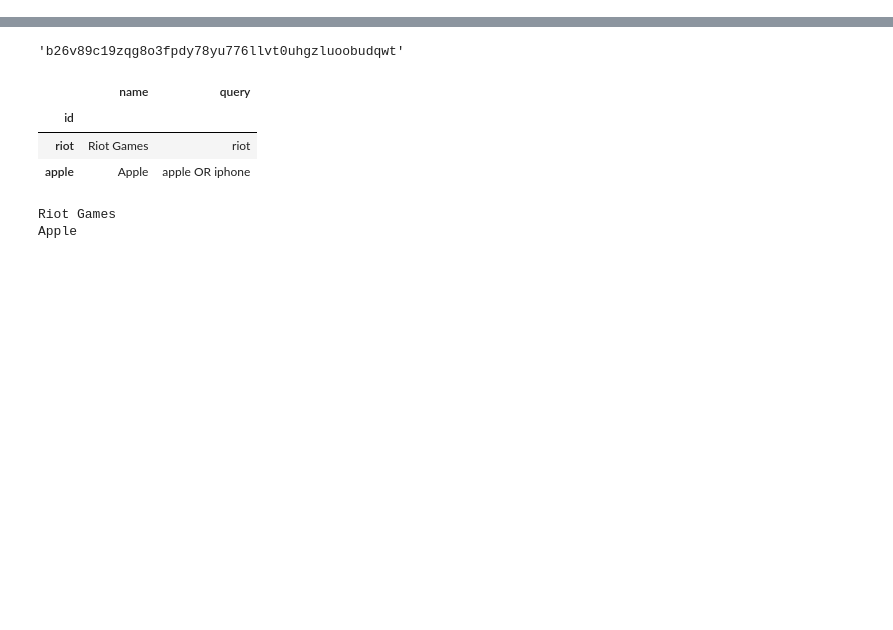
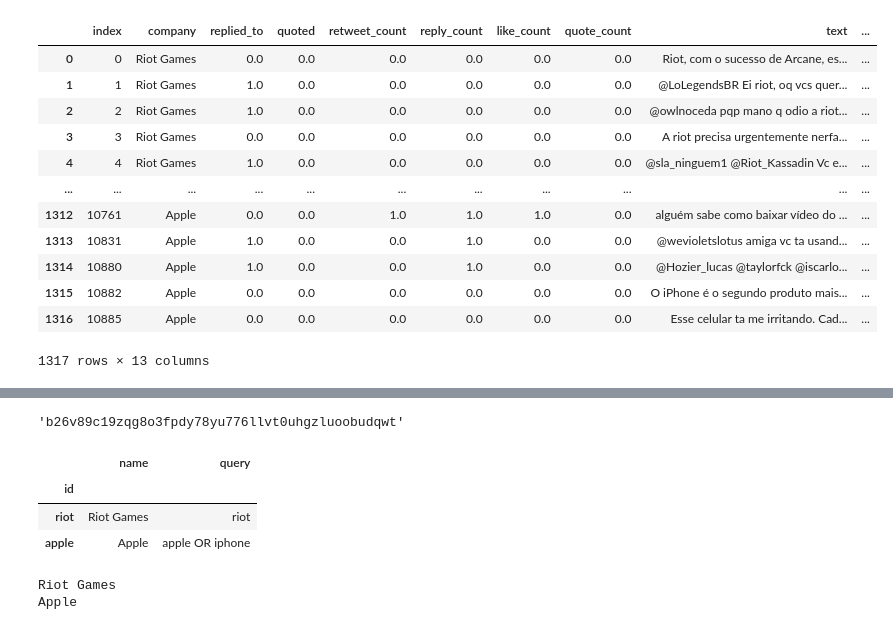
Before and after one commit to matheusfsa/companies-sm-rep, a Jupyter notebook: src/twitter/notebooks/twitter_extraction.ipynb, the cells around one changed output, grey strips where cells are left out. Drawn from its saved outputs; the diff is of its cells as text; code cells hidden in the pictures; blank space fills up the shorter version.

```diff
--- a/src/twitter/notebooks/twitter_extraction.ipynb
+++ b/src/twitter/notebooks/twitter_extraction.ipynb
@@ -20,6 +20,23 @@ import yaml
 from datetime import date
 from datetime import datetime, timezone
 from pathlib import Path
+# %%
+df_tweets = pd.read_csv("/home/matheus/companies_sm_rep/tweets.csv")
+df_tweets
+# %% [output]
+|  | index | company | replied_to | quoted | retweet_count | reply_count | like_count | quote_count | text | ... |
+| 0 | 0 | Riot Games | 0.0 | 0.0 | 0.0 | 0.0 | 0.0 | 0.0 | Riot, com o sucesso de Arcane, es... | ... |
+| 1 | 1 | Riot Games | 1.0 | 0.0 | 0.0 | 0.0 | 0.0 | 0.0 | @LoLegendsBR Ei riot, oq vcs quer... | ... |
+| 2 | 2 | Riot Games | 1.0 | 0.0 | 0.0 | 0.0 | 0.0 | 0.0 | @owlnoceda pqp mano q odio a riot... | ... |
+| 3 | 3 | Riot Games | 0.0 | 0.0 | 0.0 | 0.0 | 0.0 | 0.0 | A riot precisa urgentemente nerfa... | ... |
+| 4 | 4 | Riot Games | 1.0 | 0.0 | 0.0 | 0.0 | 0.0 | 0.0 | @sla_ninguem1 @Riot_Kassadin Vc e... | ... |
+| ... | ... | ... | ... | ... | ... | ... | ... | ... | ... | ... |
+| 1312 | 10761 | Apple | 0.0 | 0.0 | 1.0 | 1.0 | 1.0 | 0.0 | alguém sabe como baixar vídeo do ... | ... |
+| 1313 | 10831 | Apple | 1.0 | 0.0 | 0.0 | 1.0 | 0.0 | 0.0 | @wevioletslotus amiga vc ta usand... | ... |
+| 1314 | 10880 | Apple | 1.0 | 0.0 | 0.0 | 1.0 | 0.0 | 0.0 | @Hozier_lucas @taylorfck @iscarlo... | ... |
+| 1315 | 10882 | Apple | 0.0 | 0.0 | 0.0 | 0.0 | 0.0 | 0.0 | O iPhone é o segundo produto mais... | ... |
+| 1316 | 10885 | Apple | 0.0 | 0.0 | 0.0 | 0.0 | 0.0 | 0.0 | Esse celular ta me irritando. Cad... | ... |
+1317 rows × 13 columns
 # %%
 current_dir = Path.cwd()
 current_dit = current_dir.parent.parent.parent
```
Also changed, not shown: parts of 7 cells of this notebook, 6 other files.
